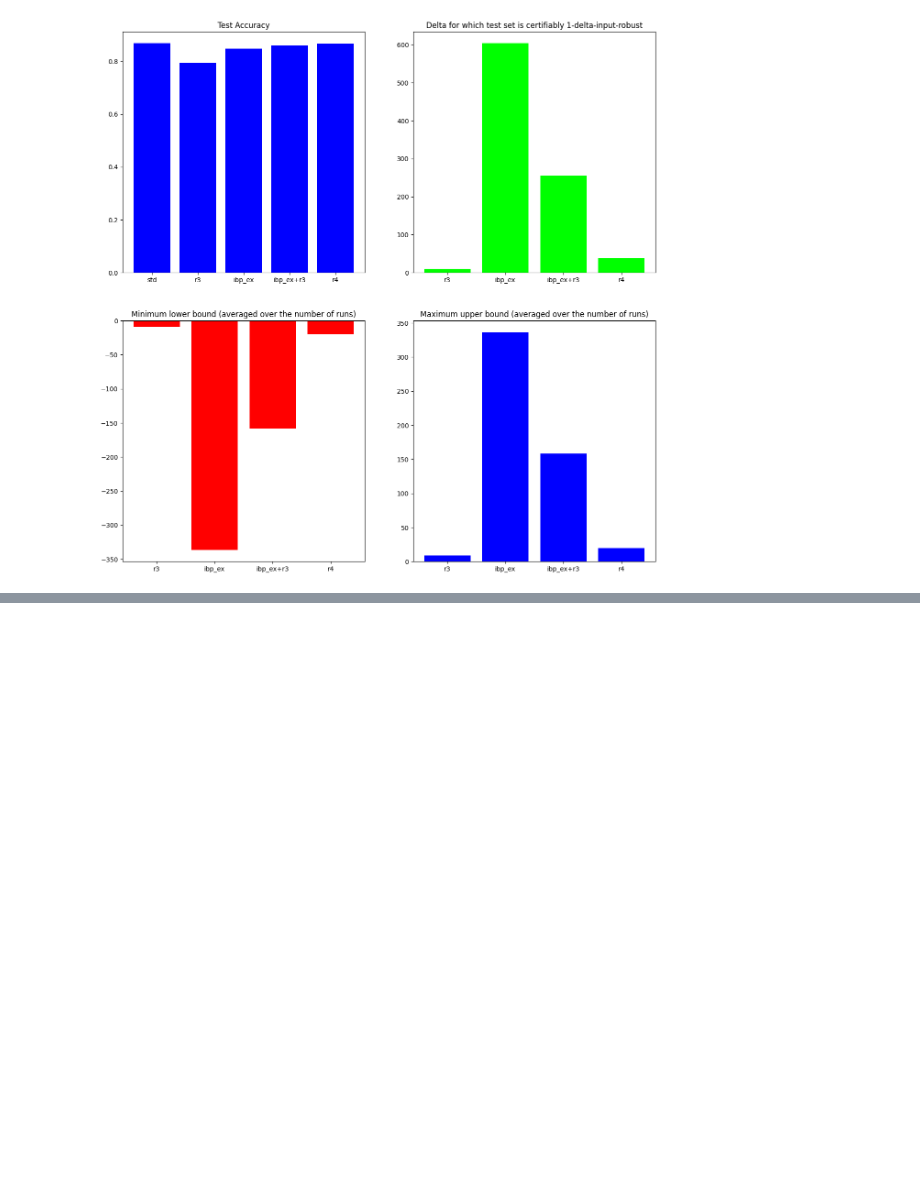
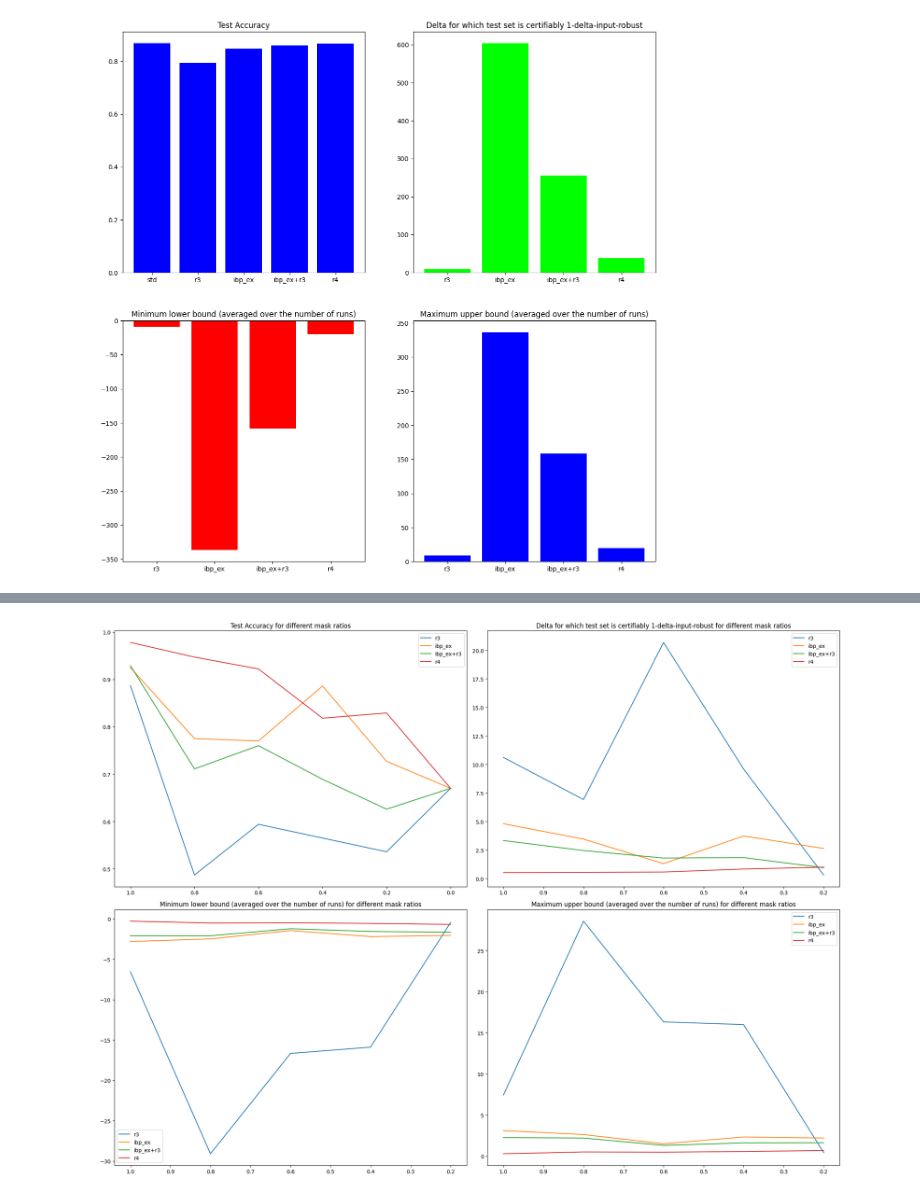
Before and after one commit to Mihneaghitu/ModelGuidanceViaRobustFeatureAttribution, a Jupyter notebook: examples/R4_PLOTS.ipynb, the cells around one changed output, grey strips where cells are left out. Saved outputs shown, nothing was run; the diff lists cells and outputs as text; code cells hidden in the pictures; blank space fills up the shorter version.

Commit message:
update: plots for ablations (decoy_mnist, plant)

```diff
--- a/examples/R4_PLOTS.ipynb
+++ b/examples/R4_PLOTS.ipynb
@@ -33,0 +33,4 @@ plots.make_size_ablation_plots_for_medmnist()
+# %%
+plots.make_sample_complexity_plots_for_dset("decoy_mnist", with_data_removal=True)
+# %% [output]
+[figure, added]
```
Also changed, not shown: parts of 7 cells of this notebook, 2 other files.
